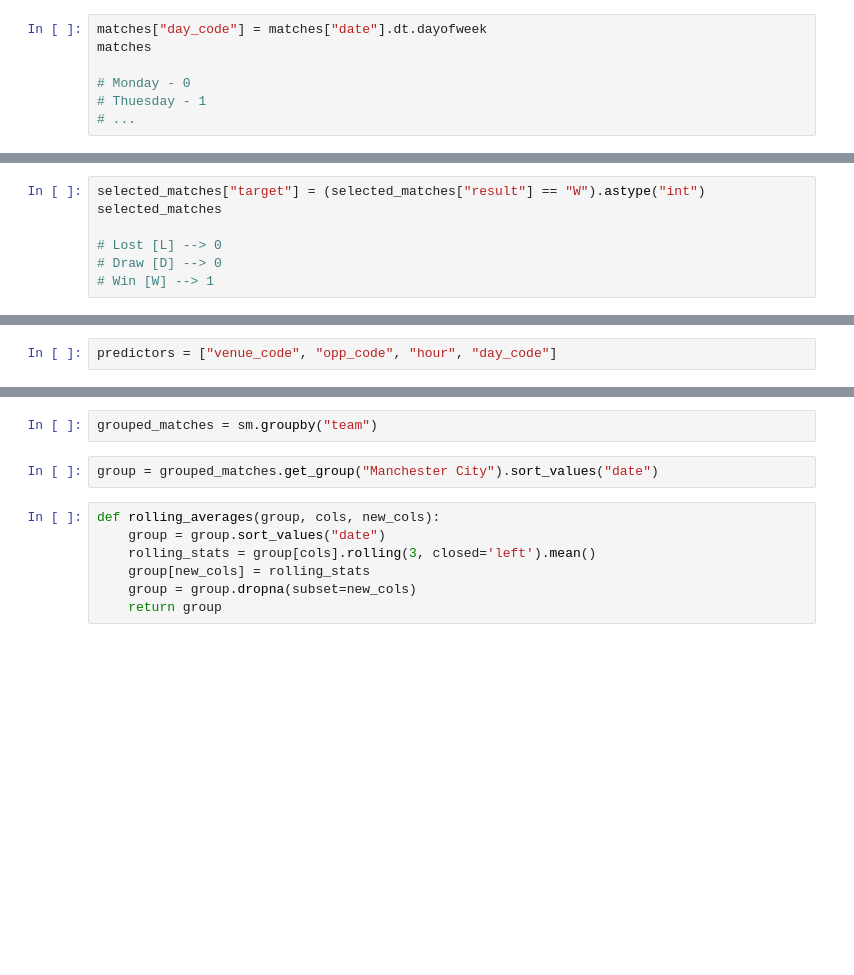
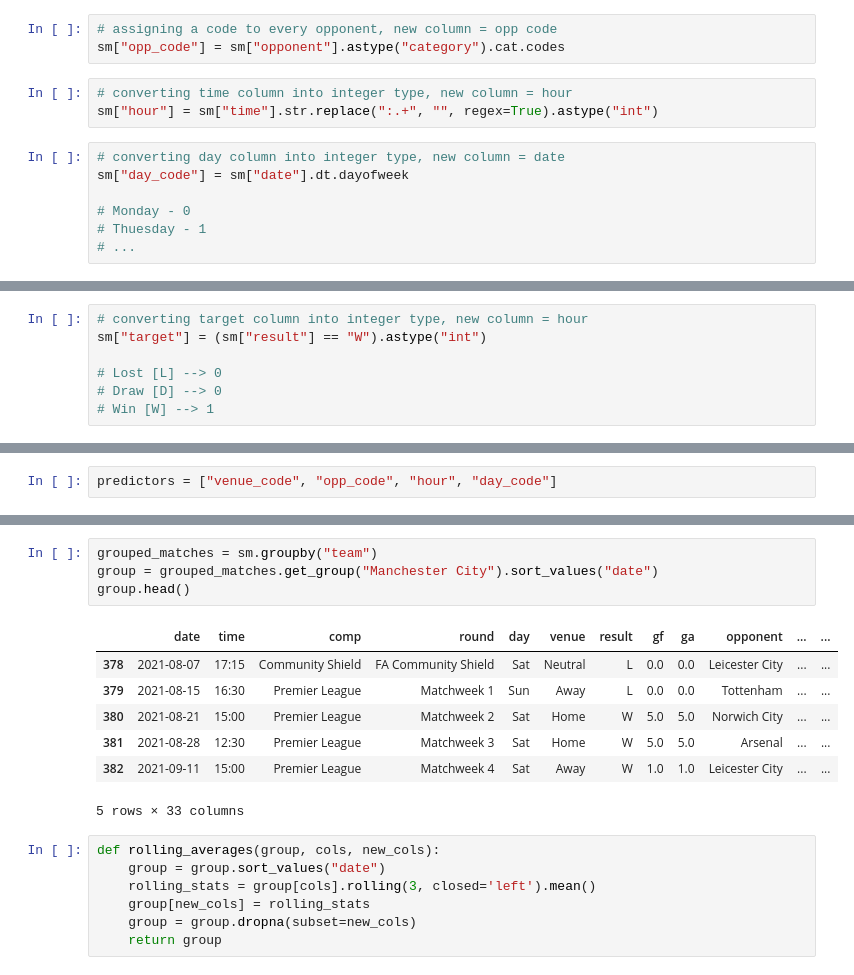
Before and after one commit to juchmielewska/assignment, a Jupyter notebook: 2_Assignment 1a, forecasting.ipynb, the cells around one changed output, grey strips where cells are left out. Saved outputs shown, nothing was run; the diff lists cells and outputs as text; blank space fills up the shorter version.

```diff
--- a/2_Assignment 1a, forecasting.ipynb
+++ b/2_Assignment 1a, forecasting.ipynb
@@ -60,6 +168,12 @@ dtype: object
+# %%
+# assigning a code to every opponent, new column = opp code
+sm["opp_code"] = sm["opponent"].astype("category").cat.codes
+# %%
+# converting time column into integer type, new column = hour
+sm["hour"] = sm["time"].str.replace(":.+", "", regex=True).astype("int")
 # %%
-matches["day_code"] = matches["date"].dt.dayofweek
-matches
+# converting day column into integer type, new column = date
+sm["day_code"] = sm["date"].dt.dayofweek
 
 # Monday - 0
 # Thuesday - 1
@@ -229,6 +181,6 @@ Name: count, dtype: int64
 # %%
-selected_matches["target"] = (selected_matches["result"] == "W").astype("int")
-selected_matches
+# converting target column into integer type, new column = hour
+sm["target"] = (sm["result"] == "W").astype("int")
 
 # Lost [L] --> 0
 # Draw [D] --> 0
@@ -369,7 +230,15 @@ NameError: name 'preds' is not defined
 # %%
 grouped_matches = sm.groupby("team")
+group = grouped_matches.get_group("Manchester City").sort_values("date")
+group.head()
+# %% [output]
+|  | date | time | comp | round | day | venue | result | gf | ga | opponent | ... | ... |
+| 378 | 2021-08-07 | 17:15 | Community Shield | FA Community Shield | Sat | Neutral | L | 0.0 | 0.0 | Leicester City | ... | ... |
+| 379 | 2021-08-15 | 16:30 | Premier League | Matchweek 1 | Sun | Away | L | 0.0 | 0.0 | Tottenham | ... | ... |
+| 380 | 2021-08-21 | 15:00 | Premier League | Matchweek 2 | Sat | Home | W | 5.0 | 5.0 | Norwich City | ... | ... |
+| 381 | 2021-08-28 | 12:30 | Premier League | Matchweek 3 | Sat | Home | W | 5.0 | 5.0 | Arsenal | ... | ... |
+| 382 | 2021-09-11 | 15:00 | Premier League | Matchweek 4 | Sat | Away | W | 1.0 | 1.0 | Leicester City | ... | ... |
+5 rows × 33 columns
-# %%
-group = grouped_matches.get_group("Manchester City").sort_values("date")
 # %%
 def rolling_averages(group, cols, new_cols):
     group = group.sort_values("date")
```
Also changed, not shown: parts of 56 cells of this notebook.
